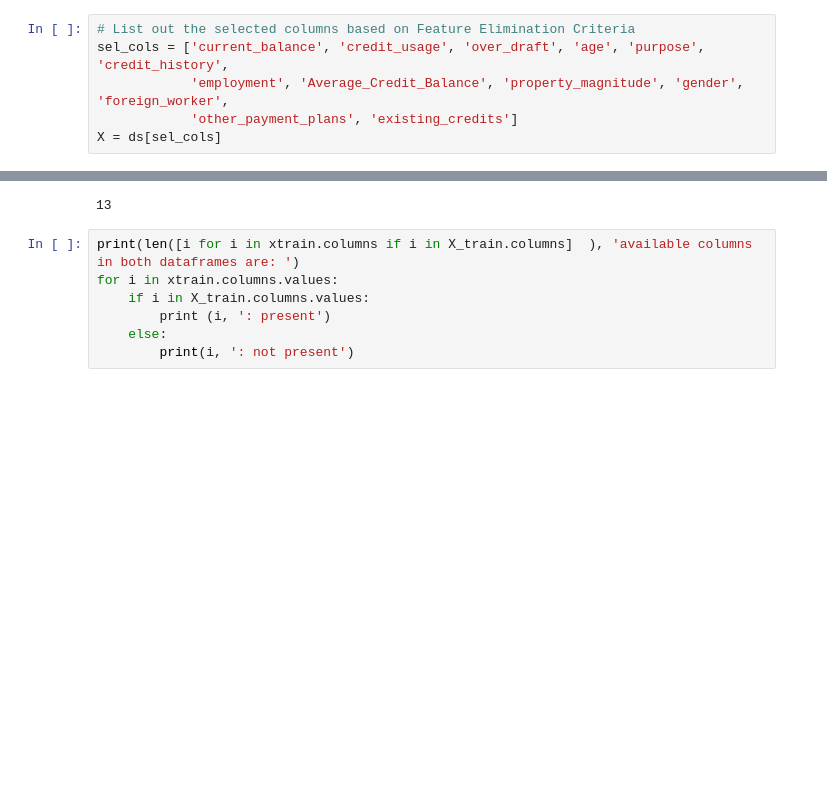
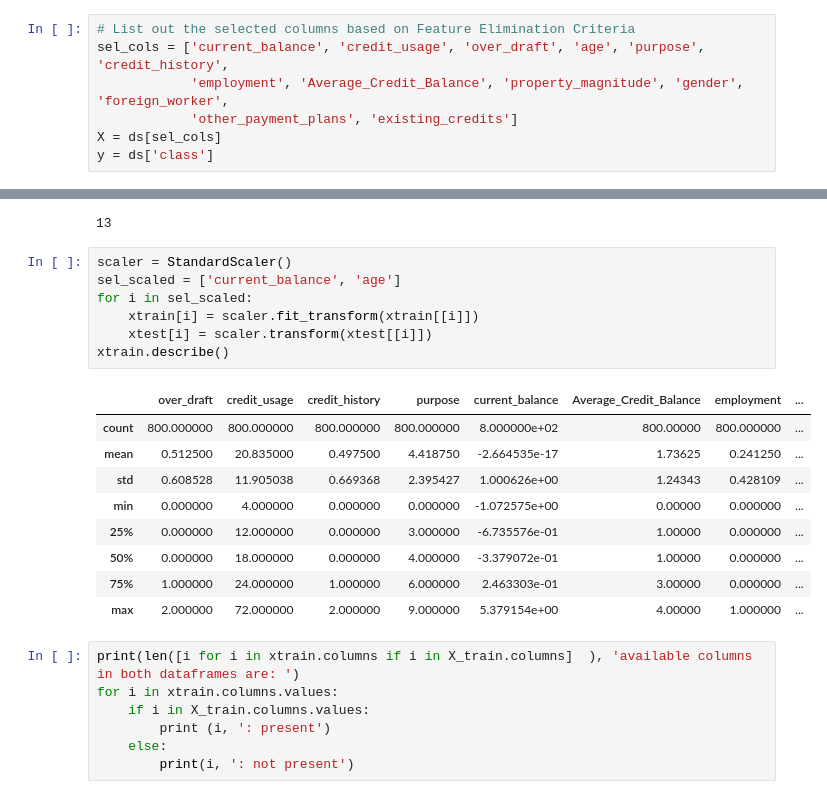
Before and after one commit to EhizDanny/Credit_Fraud_Detection_model, a Jupyter notebook: fraud_detection.ipynb, the cells around one changed output, grey strips where cells are left out. Cells and saved outputs as stored; diff of their text form; blank space fills up the shorter version.

```diff
--- a/fraud_detection.ipynb
+++ b/fraud_detection.ipynb
@@ -379,3 +388,4 @@ sel_cols = ['current_balance', 'credit_usage', 'over_draft', 'age', 'purpose', '
             'employment', 'Average_Credit_Balance', 'property_magnitude', 'gender', 'foreign_worker',
             'other_payment_plans', 'existing_credits']
 X = ds[sel_cols]
+y = ds['class']
@@ -513,6 +502,23 @@ xtest = xtest[xtest_cols]
 print(len(xtrain.columns))
 # %% [output]
 13
+# %%
+scaler = StandardScaler()
+sel_scaled = ['current_balance', 'age']
+for i in sel_scaled:
+    xtrain[i] = scaler.fit_transform(xtrain[[i]])
+    xtest[i] = scaler.transform(xtest[[i]])
+xtrain.describe()
+# %% [output]
+|  | over_draft | credit_usage | credit_history | purpose | current_balance | Average_Credit_Balance | employment | ... |
+| count | 800.000000 | 800.000000 | 800.000000 | 800.000000 | 8.000000e+02 | 800.00000 | 800.000000 | ... |
+| mean | 0.512500 | 20.835000 | 0.497500 | 4.418750 | -2.664535e-17 | 1.73625 | 0.241250 | ... |
+| std | 0.608528 | 11.905038 | 0.669368 | 2.395427 | 1.000626e+00 | 1.24343 | 0.428109 | ... |
+| min | 0.000000 | 4.000000 | 0.000000 | 0.000000 | -1.072575e+00 | 0.00000 | 0.000000 | ... |
+| 25% | 0.000000 | 12.000000 | 0.000000 | 3.000000 | -6.735576e-01 | 1.00000 | 0.000000 | ... |
+| 50% | 0.000000 | 18.000000 | 0.000000 | 4.000000 | -3.379072e-01 | 1.00000 | 0.000000 | ... |
+| 75% | 1.000000 | 24.000000 | 1.000000 | 6.000000 | 2.463303e-01 | 3.00000 | 0.000000 | ... |
+| max | 2.000000 | 72.000000 | 2.000000 | 9.000000 | 5.379154e+00 | 4.00000 | 1.000000 | ... |
 # %%
 print(len([i for i in xtrain.columns if i in X_train.columns]  ), 'available columns in both dataframes are: ')
 for i in xtrain.columns.values:
```
Also changed, not shown: parts of 14 cells of this notebook, 2 other files.
